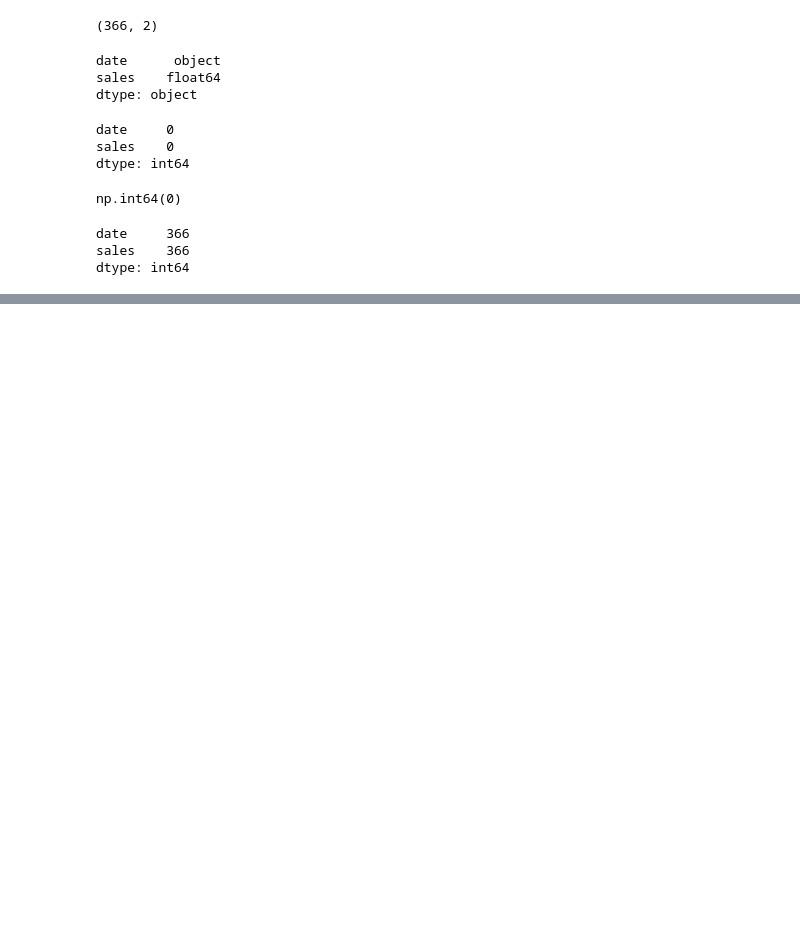
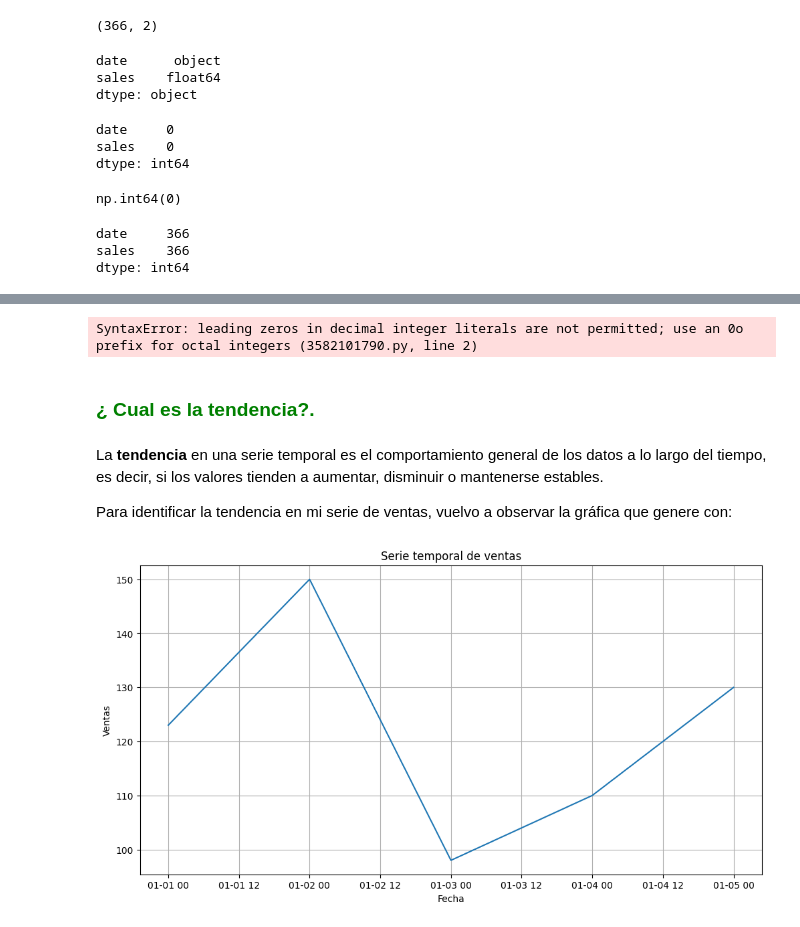
Before and after one commit to 4GeeksAcademy/infoasir20-primer-algoritmo, a Jupyter notebook: src/10-time-series-forecasting.ipynb, the cells around one changed output, grey strips where cells are left out. Cells and saved outputs as stored; diff of their text form; code cells hidden in the pictures; blank space fills up the shorter version.

```diff
--- a/src/10-time-series-forecasting.ipynb
+++ b/src/10-time-series-forecasting.ipynb
@@ -45,0 +91,24 @@ dtype: int64
+# %%
+date
+2020-01-01    123
+2020-01-02    150
+2020-01-03     98
+Name: sales, dtype: int64
+# %% [output]
+SyntaxError: leading zeros in decimal integer literals are not permitted; use an 0o prefix for octal integers (3582101790.py, line 2)
+# %% [markdown]
+### <span style="color: green;">¿ Cual es la tendencia?.</span>
+# %% [markdown]
+La **tendencia** en una serie temporal es el comportamiento general de los datos a lo largo del tiempo, es decir, si los valores tienden a aumentar, disminuir o mantenerse estables.
+
+Para identificar la tendencia en mi serie de ventas, vuelvo a observar la gráfica que genere con:
+# %%
+plt.figure(figsize=(12, 6))
+plt.plot(df['sales'])
+plt.title('Serie temporal de ventas')
+plt.xlabel('Fecha')
+plt.ylabel('Ventas')
+plt.grid(True)
+plt.show()
+# %% [output]
+[figure, added]
```
Also changed, not shown: parts of 24 cells of this notebook, 1 other file.
